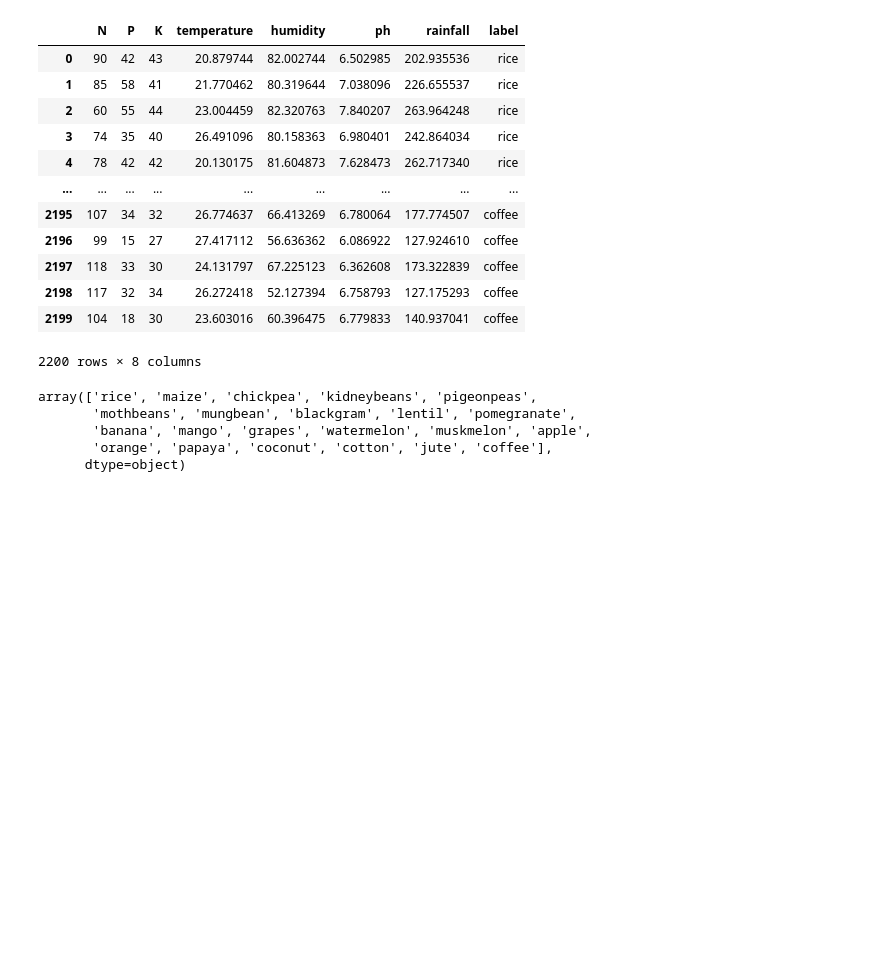
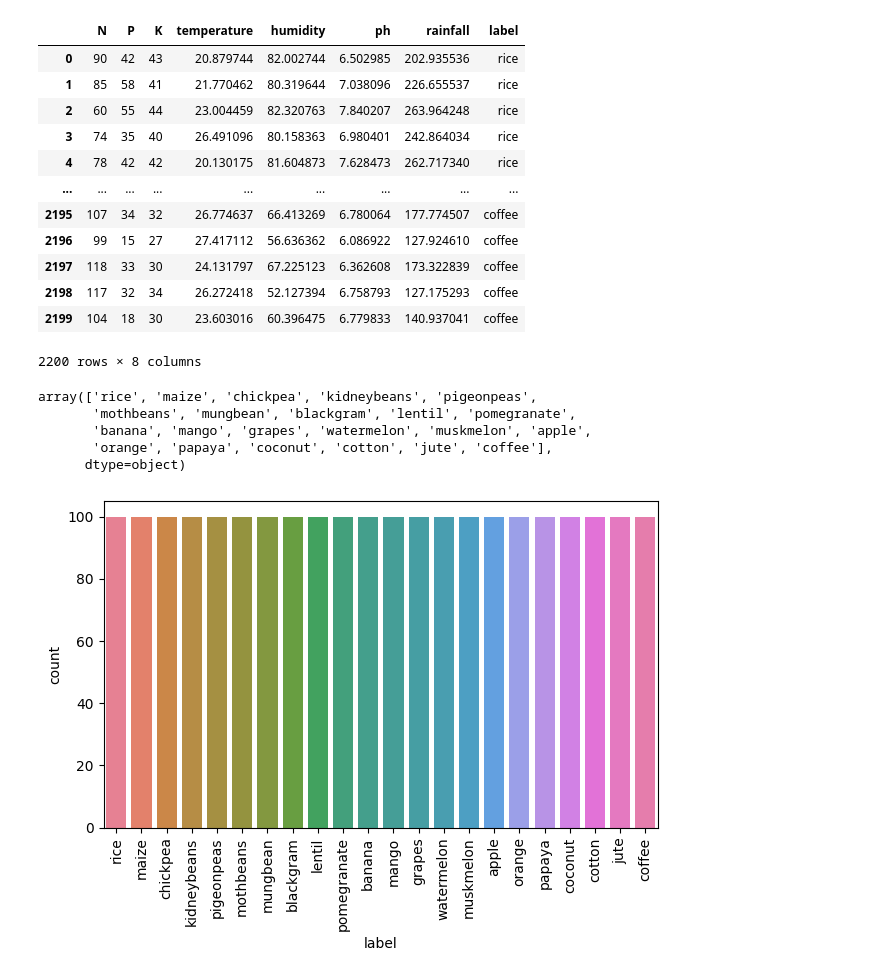
Before and after one commit to fleajrv/proyecto-1-inteligencia-artificial, a Jupyter notebook: EDA_career.ipynb, the cells around one changed output. Drawn from its saved outputs; the diff is of its cells as text; code cells hidden in the pictures; blank space fills up the shorter version.

```diff
--- a/EDA_career.ipynb
+++ b/EDA_career.ipynb
@@ -28,3 +45,10 @@ array(['rice', 'maize', 'chickpea', 'kidneybeans', 'pigeonpeas',
        'banana', 'mango', 'grapes', 'watermelon', 'muskmelon', 'apple',
        'orange', 'papaya', 'coconut', 'cotton', 'jute', 'coffee'],
       dtype=object)
+# %%
+plt.figure(layout='tight')
+sns.countplot(data=data, x='label', hue='label')
+plt.xticks(rotation=90)
+plt.show()
+# %% [output]
+[figure, added]
```
Also changed, not shown: parts of 7 cells of this notebook, 1 other file.
